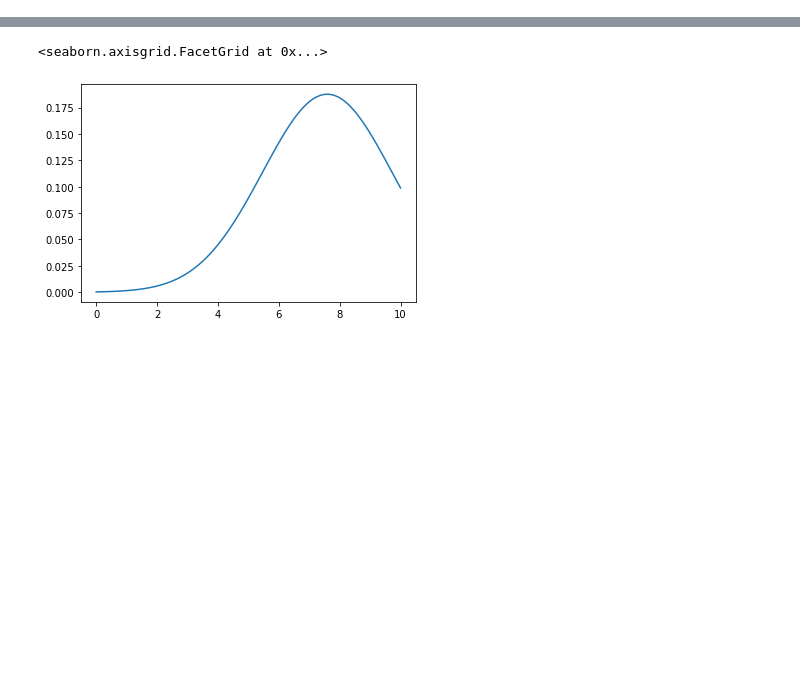
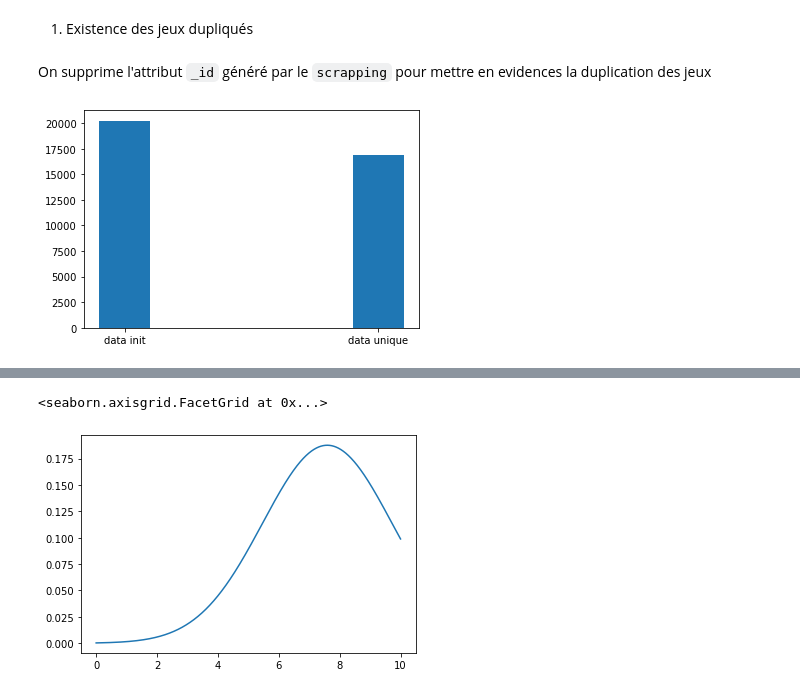
Before and after one commit to Amayas29/review-analysis, a Jupyter notebook: src/data-preprocessing.ipynb, the cells around one changed output, grey strips where cells are left out. Drawn from its saved outputs; the diff is of its cells as text; code cells hidden in the pictures; blank space fills up the shorter version.

Commit message:
exploration of data

```diff
--- a/src/data-preprocessing.ipynb
+++ b/src/data-preprocessing.ipynb
@@ -8,4 +14,4 @@ warnings.filterwarnings('ignore')
 # %%
 df_avis = loader.load_dataframe("avis.bson")
 # %%
-df_details_jeux = loader.load_dataframe("details.bson")
+df_jeux = loader.load_dataframe("details.bson")
@@ -20,0 +18,15 @@ df_avis.head()
+# %% [markdown]
+1. Existence des jeux dupliqués
+# %% [markdown]
+On supprime l'attribut `_id` généré par le `scrapping` pour mettre en evidences la duplication des jeux
+# %%
+df_jeux_up = df_jeux.drop(["_id"], axis=1)
+df_jeux_up = df_jeux_up.drop_duplicates()
+# %%
+len_before = len(df_jeux)
+len_after  = len(df_jeux_up)
+# %%
+plt.bar(['data init', 'data unique'], [len_before, len_after], width=0.2)
+plt.show()
+# %% [output]
+[figure, added]
```
Also changed, not shown: parts of 15 cells of this notebook.
